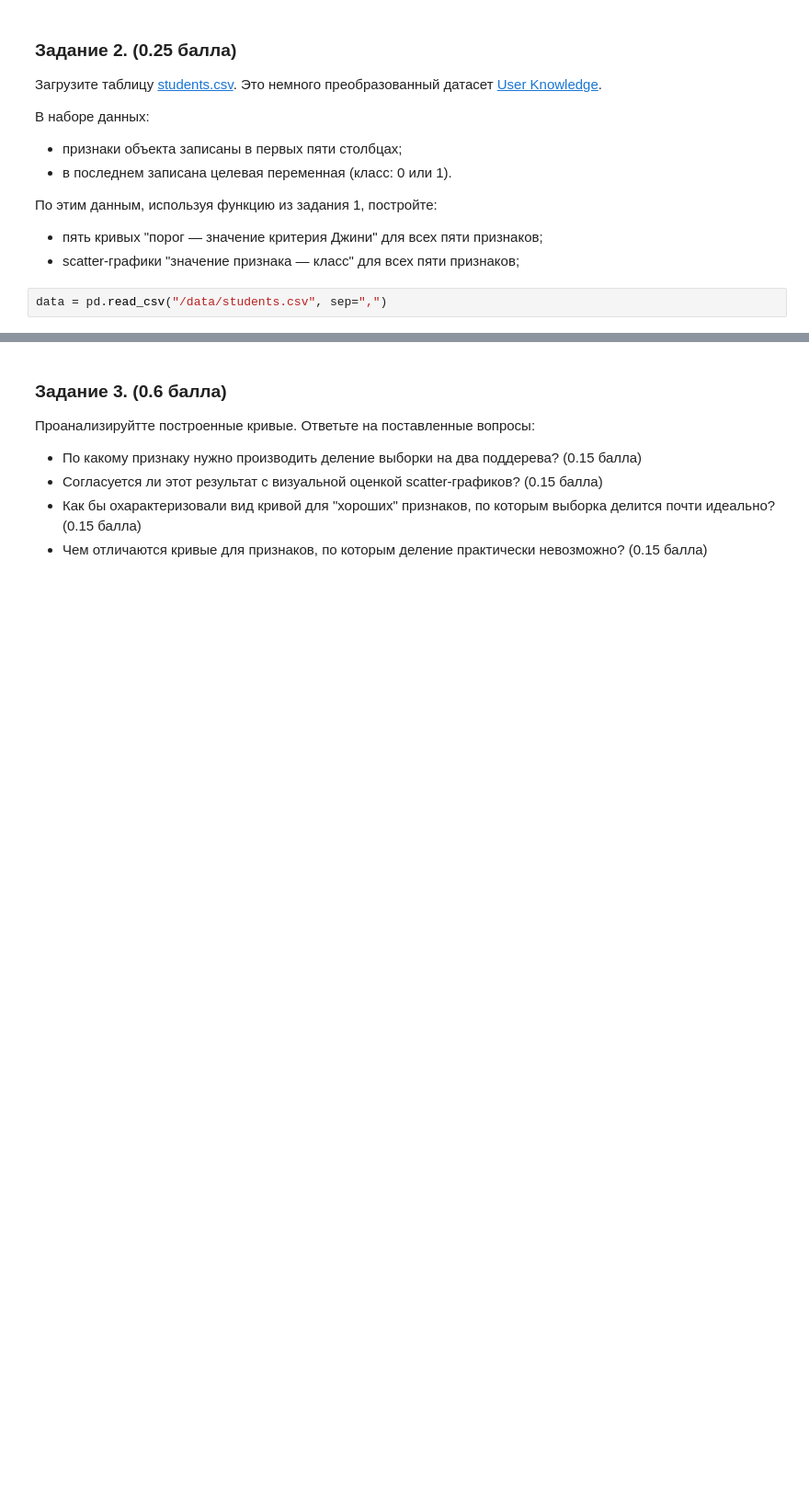
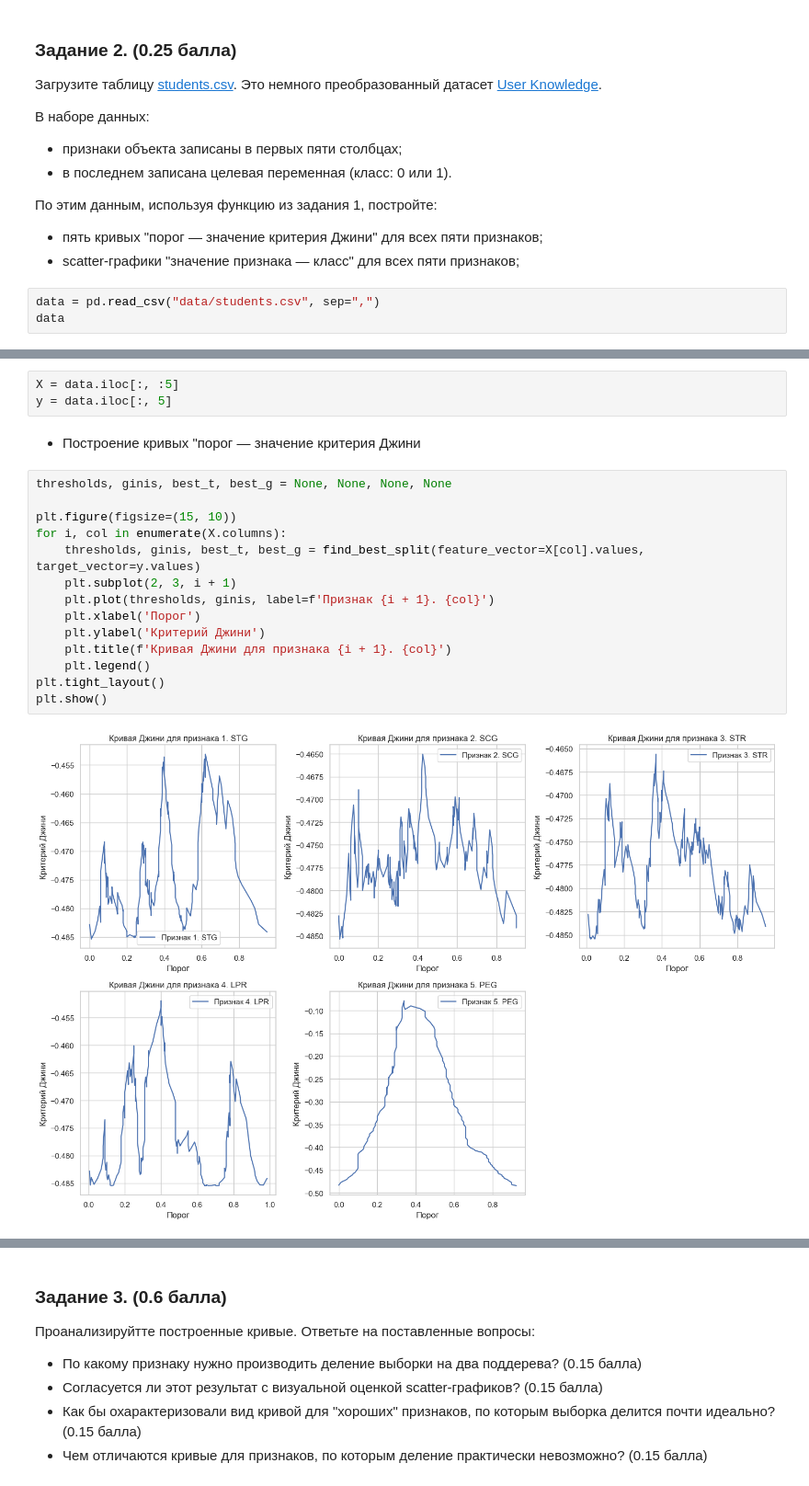
Before and after one commit to nikfilonenko/task_4_ml, a Jupyter notebook: Filonenko_Nikita_Dmitrievich_HW_4.ipynb, the cells around one changed output, grey strips where cells are left out. Shown at 92% size. Saved outputs shown, nothing was run; the diff lists cells and outputs as text; blank space fills up the shorter version.

```diff
--- a/Filonenko_Nikita_Dmitrievich_HW_4.ipynb
+++ b/Filonenko_Nikita_Dmitrievich_HW_4.ipynb
@@ -93,4 +93,5 @@ from hw4_code_pro import find_best_split
 - пять кривых "порог — значение критерия Джини" для всех пяти признаков;
 - scatter-графики "значение признака — класс" для всех пяти признаков;
 # %%
-data = pd.read_csv("/data/students.csv", sep=",")
+data = pd.read_csv("data/students.csv", sep=",")
+data
@@ -96,0 +112,21 @@ data = pd.read_csv("/data/students.csv", sep=",")
+# %%
+X = data.iloc[:, :5]
+y = data.iloc[:, 5]
+# %% [markdown]
+- Построение кривых "порог — значение критерия Джини
+# %%
+thresholds, ginis, best_t, best_g = None, None, None, None
+
+plt.figure(figsize=(15, 10))
+for i, col in enumerate(X.columns):
+    thresholds, ginis, best_t, best_g = find_best_split(feature_vector=X[col].values, target_vector=y.values)
+    plt.subplot(2, 3, i + 1)
+    plt.plot(thresholds, ginis, label=f'Признак {i + 1}. {col}')
+    plt.xlabel('Порог')
+    plt.ylabel('Критерий Джини')
+    plt.title(f'Кривая Джини для признака {i + 1}. {col}')
+    plt.legend()
+plt.tight_layout()
+plt.show()
+# %% [output]
+[figure, added]
```
Also changed, not shown: parts of 3 cells of this notebook.
